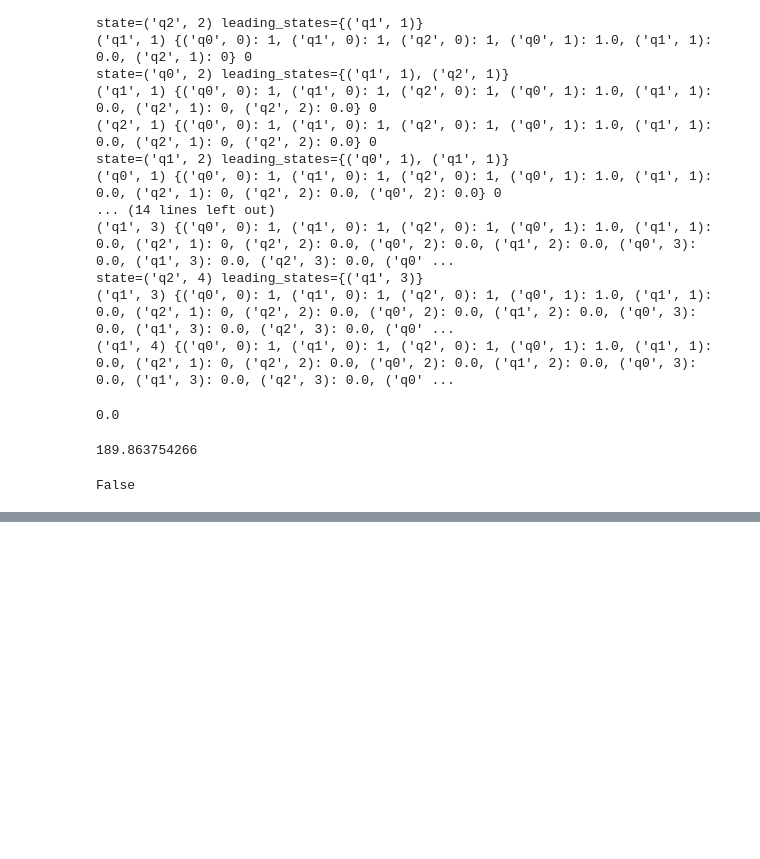
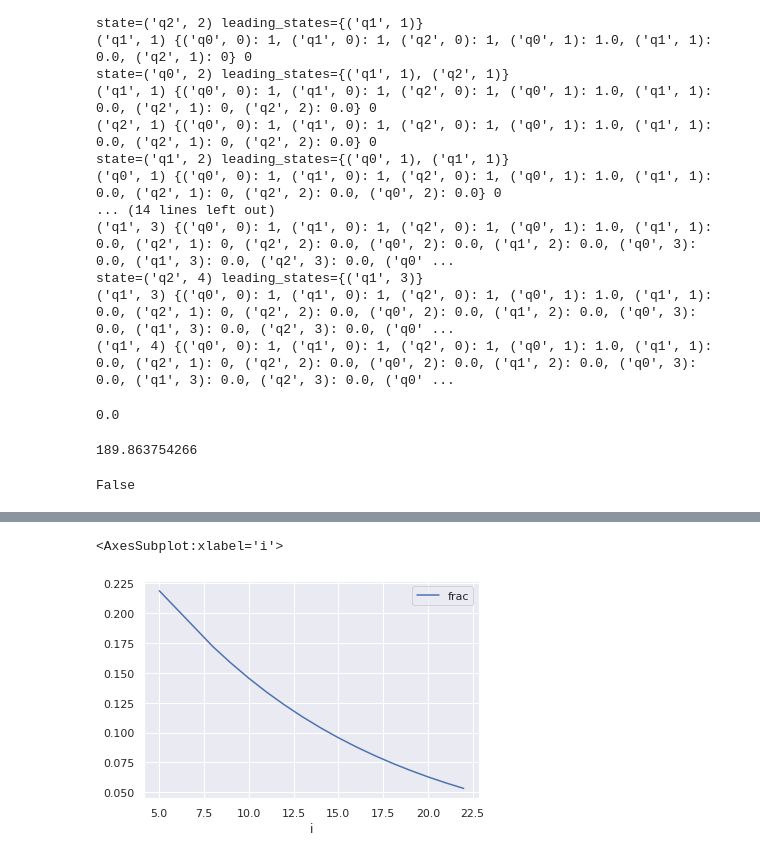
Before and after one commit to viantirreau/count-nfa, a Jupyter notebook: Bruteforce.ipynb, the cells around one changed output, grey strips where cells are left out. Cells and saved outputs as stored; diff of their text form; code cells hidden in the pictures; blank space fills up the shorter version.

```diff
--- a/Bruteforce.ipynb
+++ b/Bruteforce.ipynb
@@ -494,0 +540,5 @@ False
+# %%
+df[df.i >= 5].plot(x="i", y="frac")
+# %% [output]
+<AxesSubplot:xlabel='i'>
+[figure, added]
```
Also changed, not shown: parts of 24 cells of this notebook, 1 other file.
